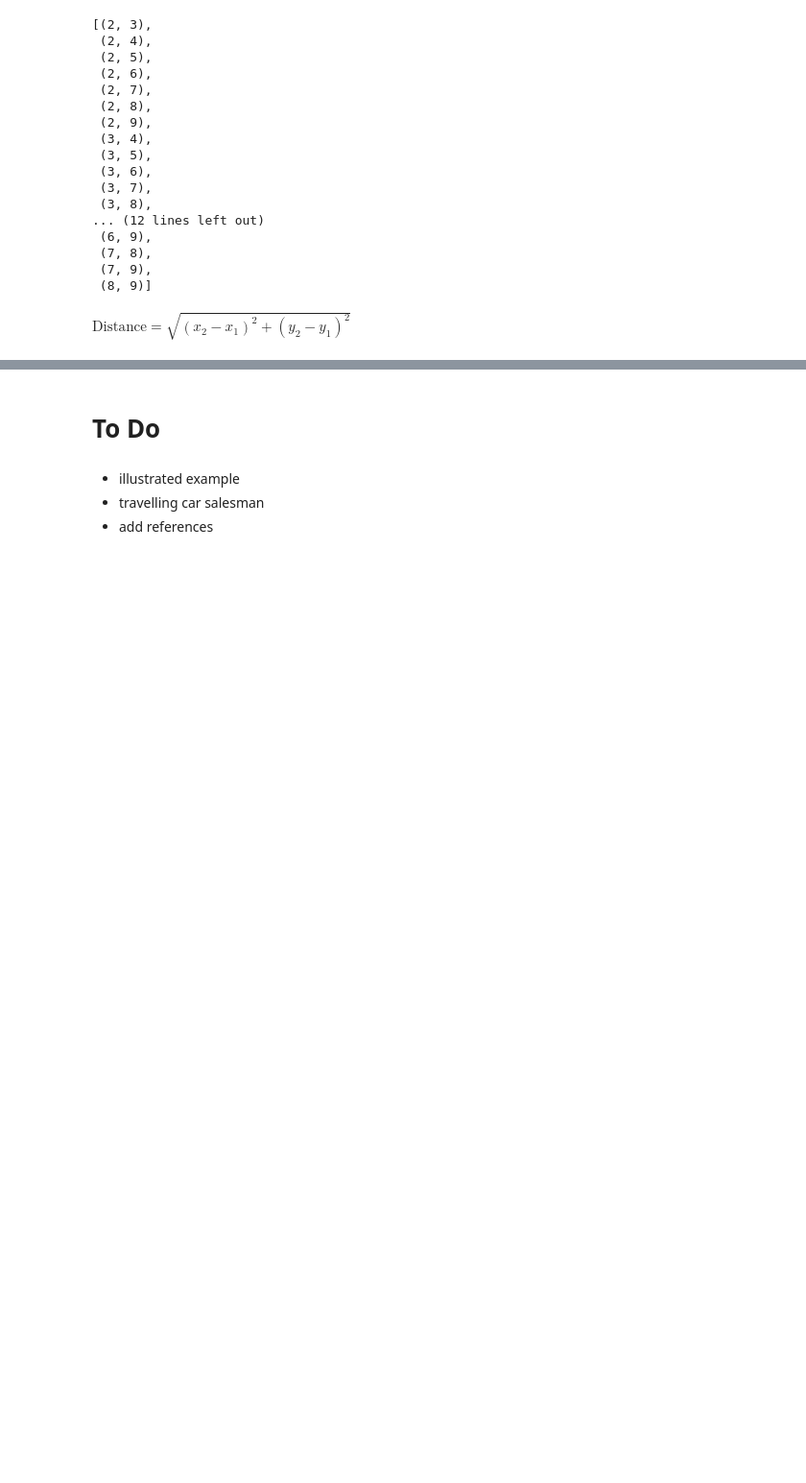
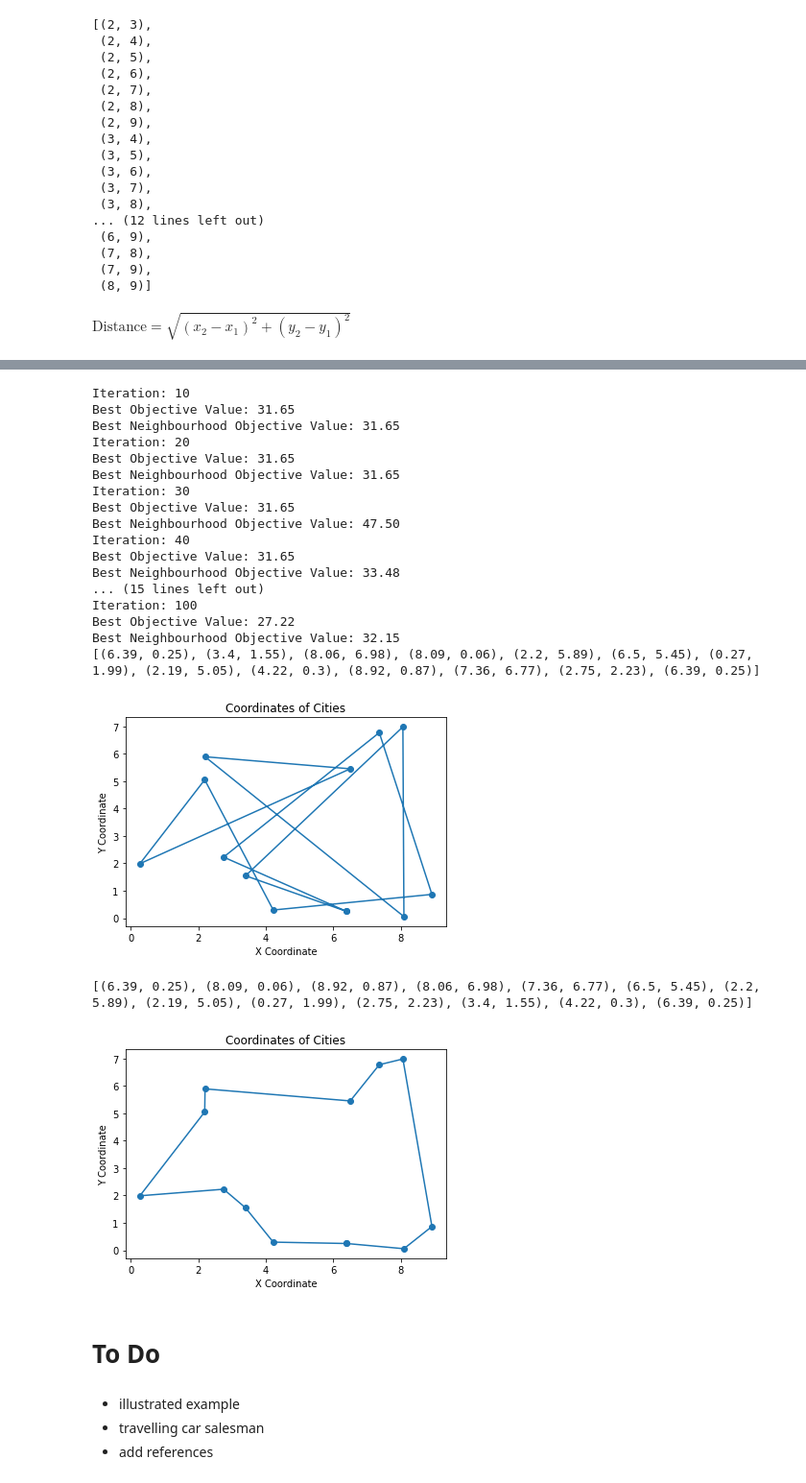
Before and after one commit to evandros-ks/fastblog, a Jupyter notebook: _notebooks/2021-12-22-Tabu_Search.ipynb, the cells around one changed output, grey strips where cells are left out. Shown at 96% size. Cells and saved outputs as stored; diff of their text form; code cells hidden in the pictures; blank space fills up the shorter version.

Commit message:
restart diversification

```diff
--- a/_notebooks/2021-12-22-Tabu_Search.ipynb
+++ b/_notebooks/2021-12-22-Tabu_Search.ipynb
@@ -16,16 +16,16 @@ Tabu Search is a meta-heuristic optimization algorithm leveraging **local search
 # %% [markdown]
 The first main concept we'll go over is the idea of Local Search. In Local Search, we start with an initial viable solution and generate a set of neighbouring solutions. We then iterate through each solution of the set and continue the next iteration with the best neighbouring solution. We continue this algorithm until our termination criteria is met.
 # %%
-def generate_first_solution():
+def generate_first_solution(*args):
     pass
 
-def generate_neighbourhood():
+def generate_neighbourhood(*args):
     pass
 
-def objective_function():
+def objective_function(*args):
     pass
 
-def check_termination_criteria():
+def check_termination_criteria(*args):
     pass
 
 current_solution = generate_first_solution()
@@ -291,0 +325,4 @@ plt.show()
+# %%
+shuffled = [[coordinates[0]] + random.sample(coordinates[1:-1], len(coordinates[1:-1])) + [coordinates[-1]]
+            for _ in range(2)]
+shuffled
@@ -316,6 +371,18 @@ def generate_neighbourhood(coordinates):
     swaps = list(itertools.combinations(indices, 2))
     neighbourhood = [swap_coordinates(coordinates, s).copy() for s in swaps]
     return neighbourhood
+
+def generate_random_solutions(coordinates, tabu_list):
+    num_shuffled = math.factorial(len(coordinates))/(math.factorial(len(coordinates)-2)*2)
+
+    shuffled = []
+
+    for _ in range((int(num_shuffled))):
+        s = [coordinates[0]] + random.sample(coordinates[1:-1], len(coordinates[1:-1])) + [coordinates[-1]]
+        if str(s) not in tabu_list:
+            shuffled.append(s)
+
+    return shuffled
 
 def find_distance(c1, c2):
     return ((c1[0] - c2[0])**2 + (c1[1] - c2[1])**2)**(1/2)
@@ -345,6 +412,7 @@ def tabu_search(num_cities=4, total_iterations=1_000, display=True):
 
     tabu_list = {str(neighbourhood_solution): 1}
     tabu_tenure = int(math.sqrt(total_iterations)) # CHANGE
+    frequency_memory = {str(neighbourhood_solution): 1}
 
     best_solution = neighbourhood_solution
     best_objective_val = math.inf
@@ -353,9 +421,14 @@ def tabu_search(num_cities=4, total_iterations=1_000, display=True):
         # update iteration
         k_iter += 1
 
-        # initialize best neighbouring objective value and generate neighbours
-        neighbourhood_objective_val = objective_function(neighbourhood_solution)
-        neighbours = generate_neighbourhood(neighbourhood_solution)
+        # restart diversification (fm value is arbitrary)
+        if frequency_memory[str(neighbourhood_solution)] > 10:
+            neighbours = generate_random_solutions(initial_solution, tabu_list)
+            neighbourhood_solution = neighbours[0]
+        else:
+            # initialize best neighbouring objective value and generate neighbours
+            neighbourhood_objective_val = objective_function(neighbourhood_solution)
+            neighbours = generate_neighbourhood(neighbourhood_solution)
 
         # iterate each neighbour
         for n in neighbours:
@@ -377,6 +450,12 @@ def tabu_search(num_cities=4, total_iterations=1_000, display=True):
             tabu_list[k] += 1
             if tabu_list[k] == tabu_tenure:
                 del tabu_list[k]
+
+        # add best neighbourhood solution to track frequency memory
+        if str(neighbourhood_solution) in frequency_memory:
+            frequency_memory[str(neighbourhood_solution)] += 1
+        else:
+            frequency_memory[str(neighbourhood_solution)] = 1
 
         # add best neighbourhood solution to tabu list
         tabu_list[str(neighbourhood_solution)] = 1
@@ -436,3 +490,26 @@ Best Neighbourhood Objective Value: 34.21
+# %%
+tabu_search(num_cities=12, total_iterations=100, display=True)
+# %% [output]
+Iteration: 10
+Best Objective Value: 31.65
+Best Neighbourhood Objective Value: 31.65
+Iteration: 20
+Best Objective Value: 31.65
+Best Neighbourhood Objective Value: 31.65
+Iteration: 30
+Best Objective Value: 31.65
+Best Neighbourhood Objective Value: 47.50
+Iteration: 40
+Best Objective Value: 31.65
+Best Neighbourhood Objective Value: 33.48
+... (15 lines left out)
+Iteration: 100
+Best Objective Value: 27.22
+Best Neighbourhood Objective Value: 32.15
+[(6.39, 0.25), (3.4, 1.55), (8.06, 6.98), (8.09, 0.06), (2.2, 5.89), (6.5, 5.45), (0.27, 1.99), (2.19, 5.05), (4.22, 0.3), (8.92, 0.87), (7.36, 6.77), (2.75, 2.23), (6.39, 0.25)]
+[figure, added]
+[(6.39, 0.25), (8.09, 0.06), (8.92, 0.87), (8.06, 6.98), (7.36, 6.77), (6.5, 5.45), (2.2, 5.89), (2.19, 5.05), (0.27, 1.99), (2.75, 2.23), (3.4, 1.55), (4.22, 0.3), (6.39, 0.25)]
+[figure, added]
 # %% [markdown]
 # To Do
 # %% [markdown]
```
Also changed, not shown: parts of 6 cells of this notebook.
